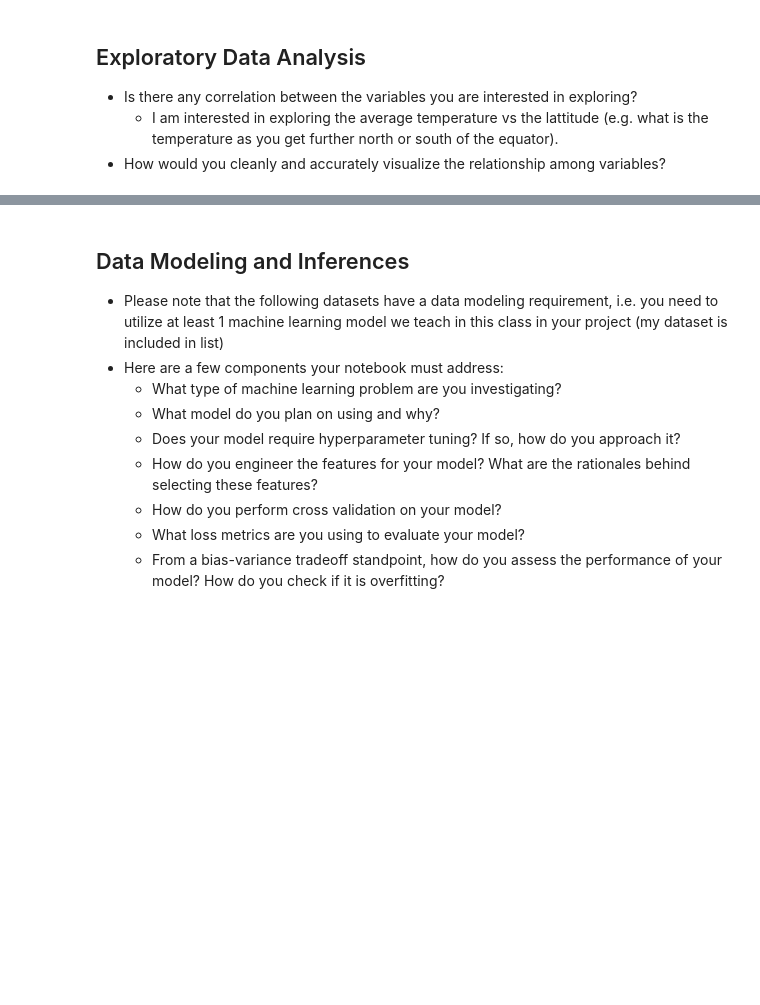
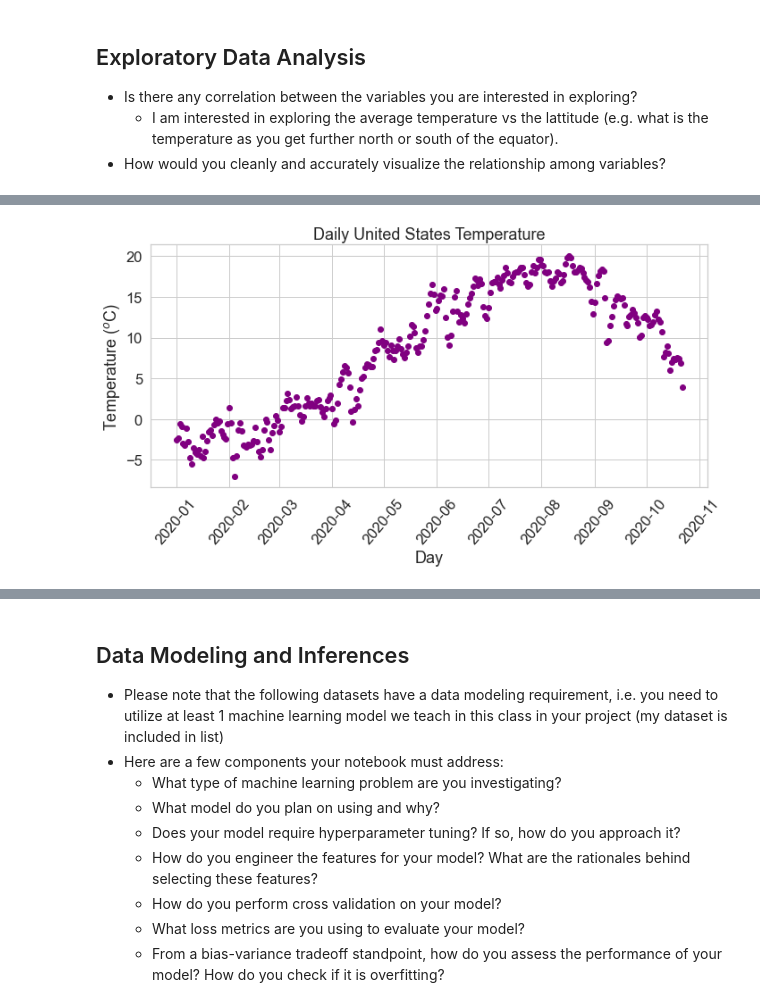
Before and after one commit to kalieknecht/data200-project, a Jupyter notebook: analysis/Analysis.ipynb, the cells around one changed output, grey strips where cells are left out. Cells and saved outputs as stored; diff of their text form; code cells hidden in the pictures; blank space fills up the shorter version.

```diff
--- a/analysis/Analysis.ipynb
+++ b/analysis/Analysis.ipynb
@@ -848,0 +973,27 @@ plt.show()
+# %%
+# cut to just US weather
+USmask = daily_global_weather['cc']=='US'
+daily_US_weather = daily_global_weather[USmask]
+# %%
+ave_US_weather = daily_US_weather[['Date','T_C']].groupby('Date').agg(np.mean)
+# %%
+# Create figure and plot space
+fig, ax = plt.subplots(figsize=(10, 5))
+
+# Add x-axis and y-axis
+# temp in 10s of Celsius
+ax.scatter(ave_US_weather.index.values,
+        ave_US_weather['T_C'],
+        color='purple')
+
+# Set title and labels for axes
+ax.set(xlabel="Day",
+       ylabel="Temperature ($^o$C)",
+       title="Daily United States Temperature")
+plt.tight_layout()
+#plt.xticks(np.arange(0,300,10),rotation=50)
+plt.xticks(rotation=50)
+plt.savefig('../figures/DailyAveUSTemp.png',bbox_inches = 'tight',pad_inches=0.5)
+plt.show()
+# %% [output]
+[figure, added]
```
Also changed, not shown: parts of 56 cells of this notebook, 4 other files.
